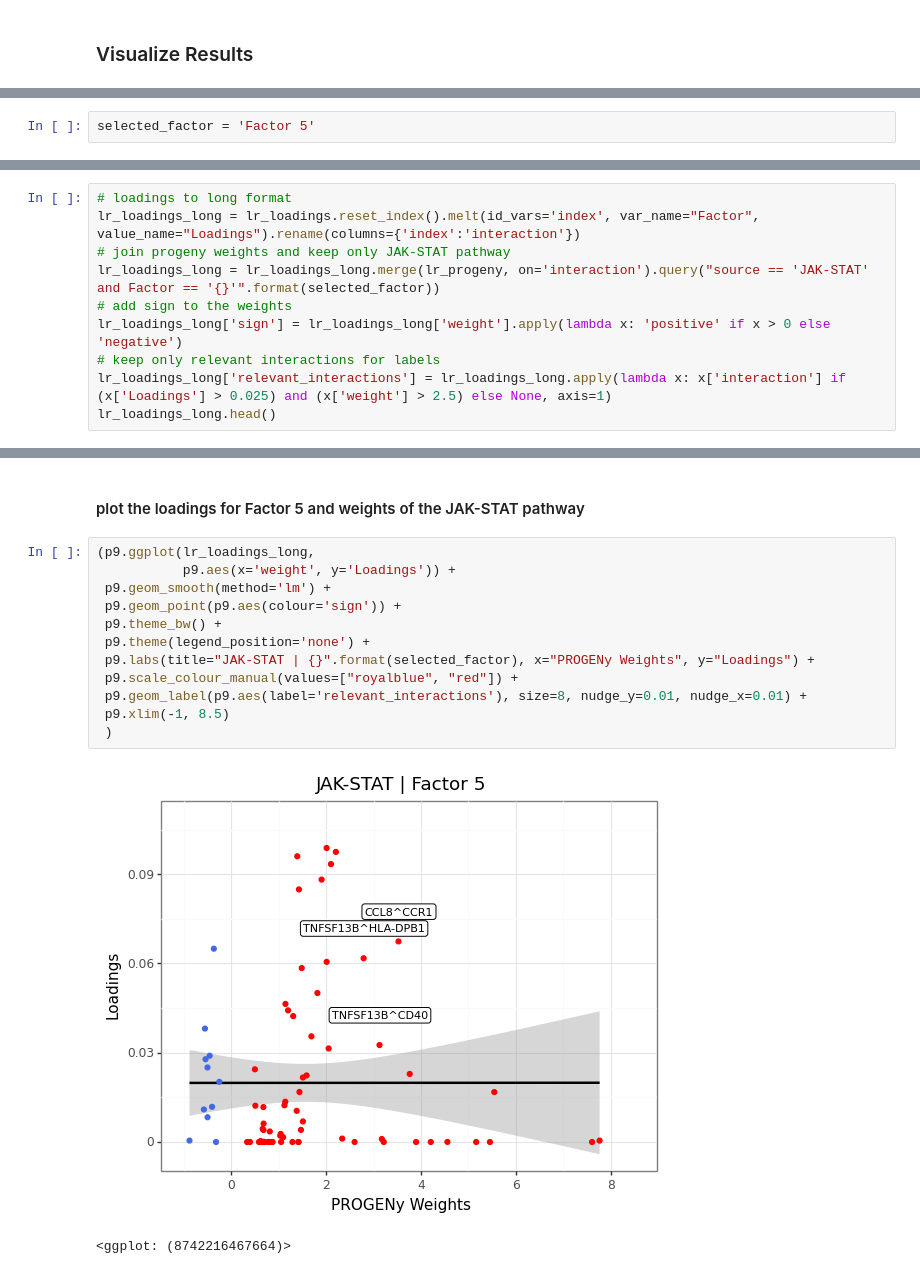
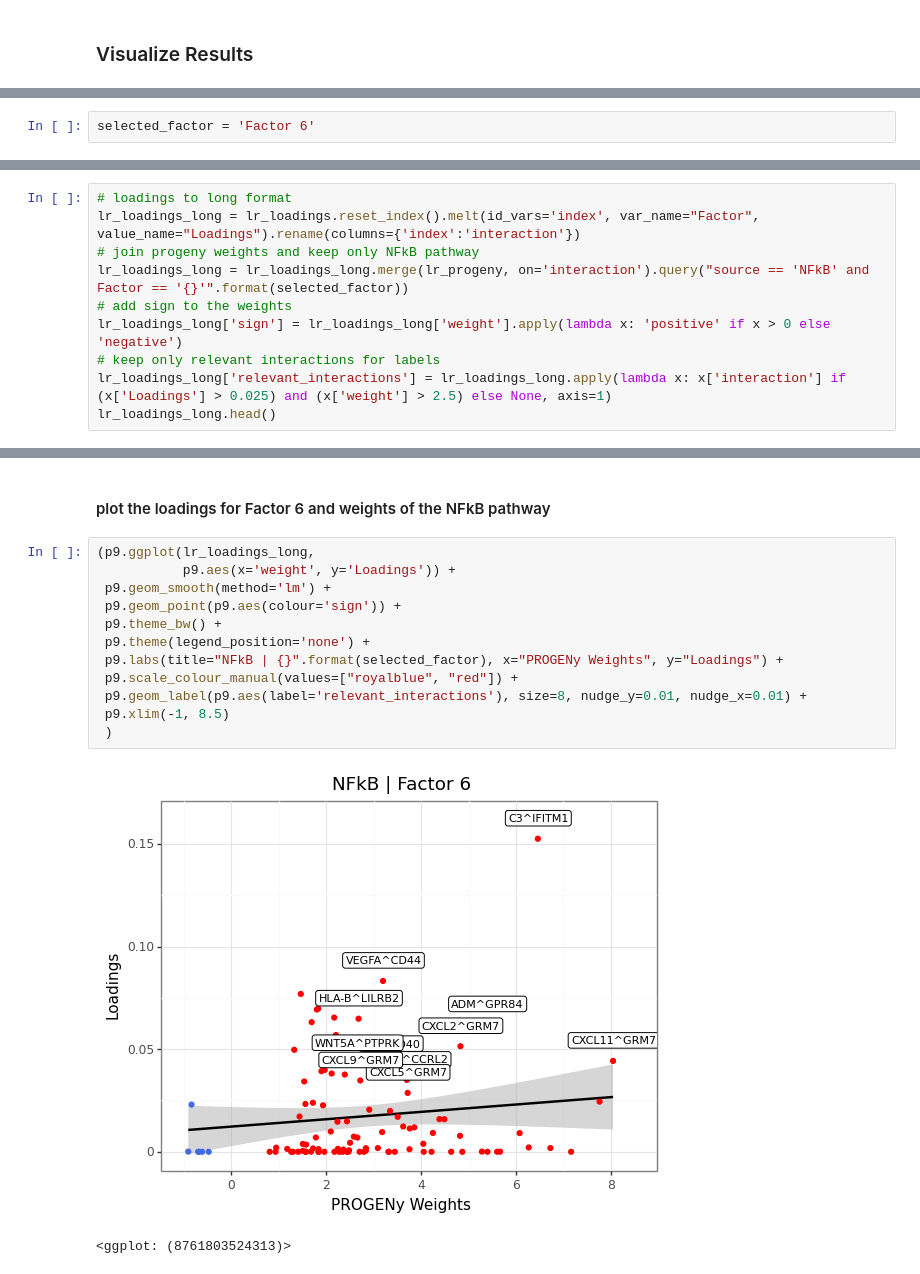
Before and after one commit to saezlab/ccc_protocols, a Jupyter notebook: notebooks/ccc_python/06-Functional-Footprinting.ipynb, the cells around one changed output, grey strips where cells are left out. Saved outputs shown, nothing was run; the diff lists cells and outputs as text.

```diff
--- a/notebooks/ccc_python/06-Functional-Footprinting.ipynb
+++ b/notebooks/ccc_python/06-Functional-Footprinting.ipynb
@@ -202,5 +200,5 @@ Let's zoom in on Factor 5, which was strongly associated to the differences betw
 # %%
-selected_factor = 'Factor 5'
+selected_factor = 'Factor 6'
 # %%
 dc.plot_barplot(estimate, selected_factor, vertical=True, cmap='coolwarm',
                 save=output_folder + '/PROGENy-{}.pdf'.format(selected_factor.replace(' ', '-'))
@@ -212,8 +210,8 @@ From the plots above, we can see that the JAK-STAT pathway is active and highly
 # %%
 # loadings to long format
 lr_loadings_long = lr_loadings.reset_index().melt(id_vars='index', var_name="Factor", value_name="Loadings").rename(columns={'index':'interaction'})
-# join progeny weights and keep only JAK-STAT pathway
-lr_loadings_long = lr_loadings_long.merge(lr_progeny, on='interaction').query("source == 'JAK-STAT' and Factor == '{}'".format(selected_factor))
+# join progeny weights and keep only NFkB pathway
+lr_loadings_long = lr_loadings_long.merge(lr_progeny, on='interaction').query("source == 'NFkB' and Factor == '{}'".format(selected_factor))
 # add sign to the weights
 lr_loadings_long['sign'] = lr_loadings_long['weight'].apply(lambda x: 'positive' if x > 0 else 'negative')
 # keep only relevant interactions for labels
@@ -229,18 +227,18 @@ lr_loadings_long.head()
 # %% [markdown]
-#### plot the loadings for Factor 5 and weights of the JAK-STAT pathway
+#### plot the loadings for Factor 6 and weights of the NFkB pathway
 # %%
 (p9.ggplot(lr_loadings_long,
            p9.aes(x='weight', y='Loadings')) +
  p9.geom_smooth(method='lm') +
  p9.geom_point(p9.aes(colour='sign')) +
  p9.theme_bw() +
  p9.theme(legend_position='none') +
- p9.labs(title="JAK-STAT | {}".format(selected_factor), x="PROGENy Weights", y="Loadings") +
+ p9.labs(title="NFkB | {}".format(selected_factor), x="PROGENy Weights", y="Loadings") +
  p9.scale_colour_manual(values=["royalblue", "red"]) +
  p9.geom_label(p9.aes(label='relevant_interactions'), size=8, nudge_y=0.01, nudge_x=0.01) +
  p9.xlim(-1, 8.5)
  )
 # %% [output]
-[figure, old version]
+[figure, new version]
-<ggplot: (8742216467664)>
+<ggplot: (8761803524313)>
 # %% [markdown]
```
Also changed, not shown: parts of 15 cells of this notebook, 5 other files.
